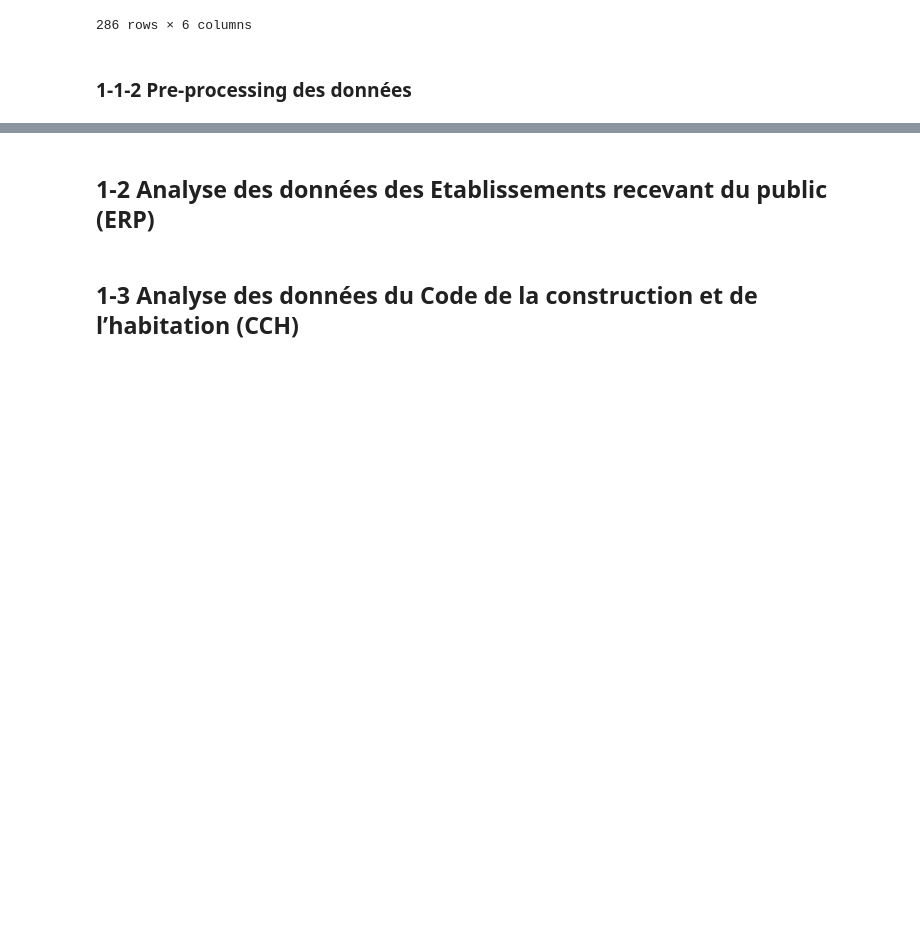
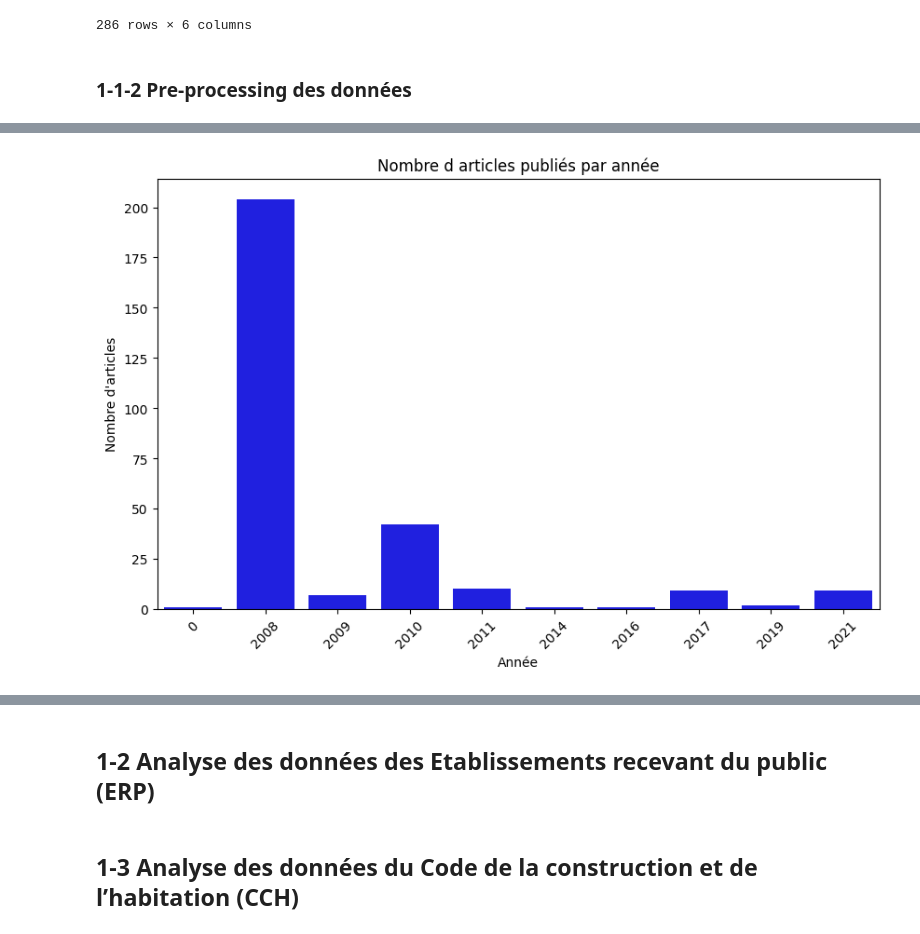
Before and after one commit to MarineDS23/BOT-Technique, a Jupyter notebook: notebooks/bot_scrapping.ipynb, the cells around one changed output, grey strips where cells are left out. Drawn from its saved outputs; the diff is of its cells as text; code cells hidden in the pictures; blank space fills up the shorter version.

```diff
--- a/notebooks/bot_scrapping.ipynb
+++ b/notebooks/bot_scrapping.ipynb
@@ -85,0 +160,4 @@ else:
+# %%
+df_final['Numéro Décret'] = df_final['Décret'].str.extract(r'n°(\d+-\d+)')
+df_final.head()
+# pas tout à fait vrai pour modifie le ...
@@ -85,0 +171,4 @@ else:
+# %%
+df_final['Date decret'] = df_final['Décret'].str.extract(r'du\s+(.+?)\s+-')
+df_final['Date decret'] = df_final['Date decret'].astype(str).apply(lambda x: dateparser.parse(x) if x != 'nan' else None)
+df_final.head()
@@ -85,0 +182,3 @@ else:
+# %%
+df_final['Annee decret'] = df_final['Date decret'].dt.year.fillna(0).astype(int)
+df_final.head()
@@ -85,0 +192,12 @@ else:
+# %%
+df_final['Annee decret'] = pd.Categorical(df_final['Annee decret'], ordered=True, categories=sorted(df_final['Annee decret'].unique()))
+
+plt.figure(figsize=(10, 6))
+sns.countplot(data=df_final, x='Annee decret', color='blue')
+plt.title("Nombre d articles publiés par année")
+plt.xlabel("Année")
+plt.ylabel("Nombre d'articles")
+plt.xticks(rotation=45)
+plt.show()
+# %% [output]
+[figure, added]
```
Also changed, not shown: parts of 9 cells of this notebook.
